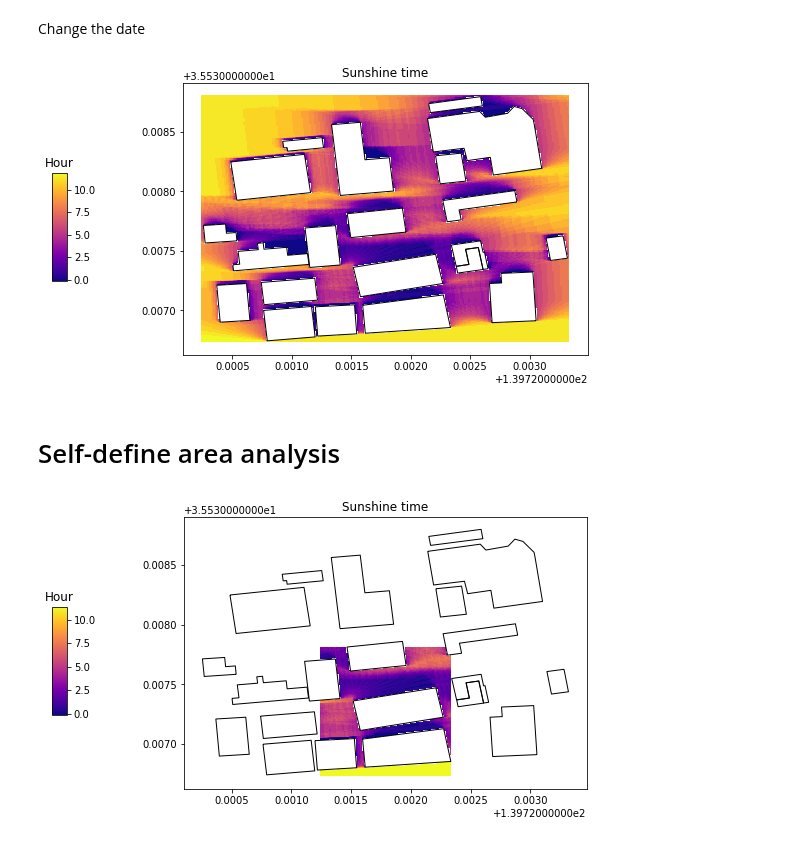
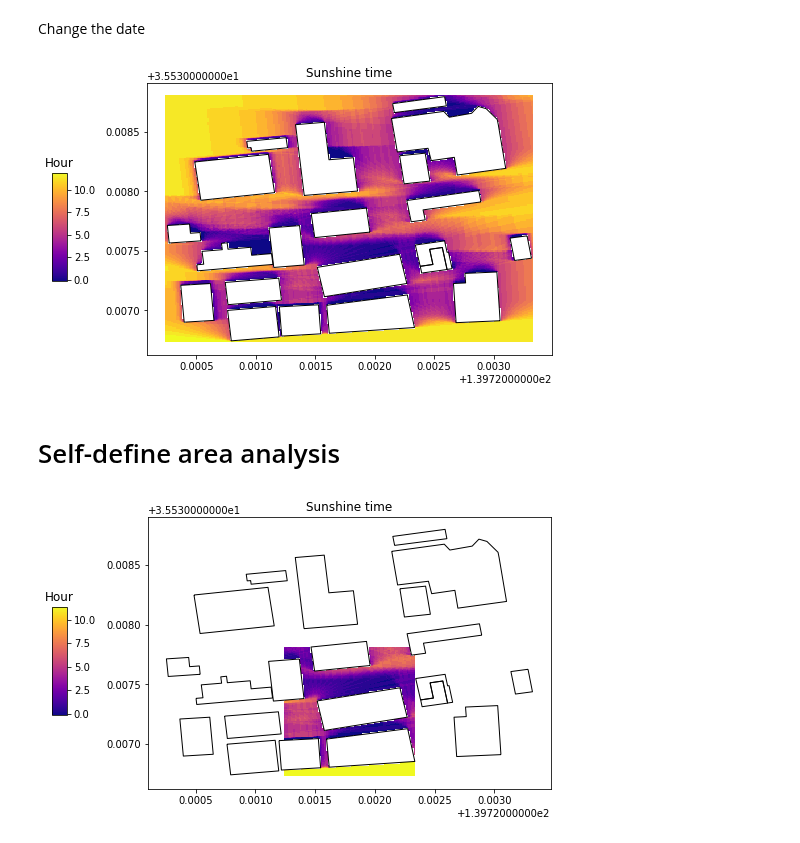
Before and after one commit to ni1o1/pybdshadow, a Jupyter notebook: example/example-analysis.ipynb, the cells around one changed output. Cells and saved outputs as stored; diff of their text form; code cells hidden in the pictures.

```diff
--- a/example/example-analysis.ipynb
+++ b/example/example-analysis.ipynb
@@ -78,25 +78,25 @@ sunshine = pybdshadow.cal_sunshine(buildings, day='2022-10-01', roof=False, accu
 # %%
 #Visualize buildings and sunshine using matplotlib
 import matplotlib.pyplot as plt
 fig = plt.figure(1,(10,5))
 ax = plt.subplot(111)
 
-cax = plt.axes([0.05, 0.33, 0.02, 0.3])
+cax = plt.axes([0.10, 0.33, 0.02, 0.3])
 plt.title('Hour')
 
 #Ground sunshine
 sunshine.plot(ax = ax,cmap = 'plasma',column ='Hour',alpha = 1,legend = True,cax = cax,)
 
 #Buildings
 buildings.plot(ax = ax,edgecolor='k',facecolor=(0,0,0,0))
 
 
 plt.sca(ax)
 plt.title('Sunshine time')
 
 plt.show()
 # %% [output]
-[figure, old version]
+[figure, new version]
 # %% [markdown]
 # Self-define area analysis
 # %%
@@ -111,7 +111,7 @@ import matplotlib.pyplot as plt
 fig = plt.figure(1,(10,5))
 ax = plt.subplot(111)
 
-cax = plt.axes([0.05, 0.33, 0.02, 0.3])
+cax = plt.axes([0.10, 0.33, 0.02, 0.3])
 plt.title('Hour')
 
 #Ground sunshine
@@ -126,4 +126,4 @@ plt.title('Sunshine time')
 
 plt.show()
 # %% [output]
-[figure, old version]
+[figure, new version]
```
Also changed, not shown: parts of 2 cells of this notebook, 3 other files.
